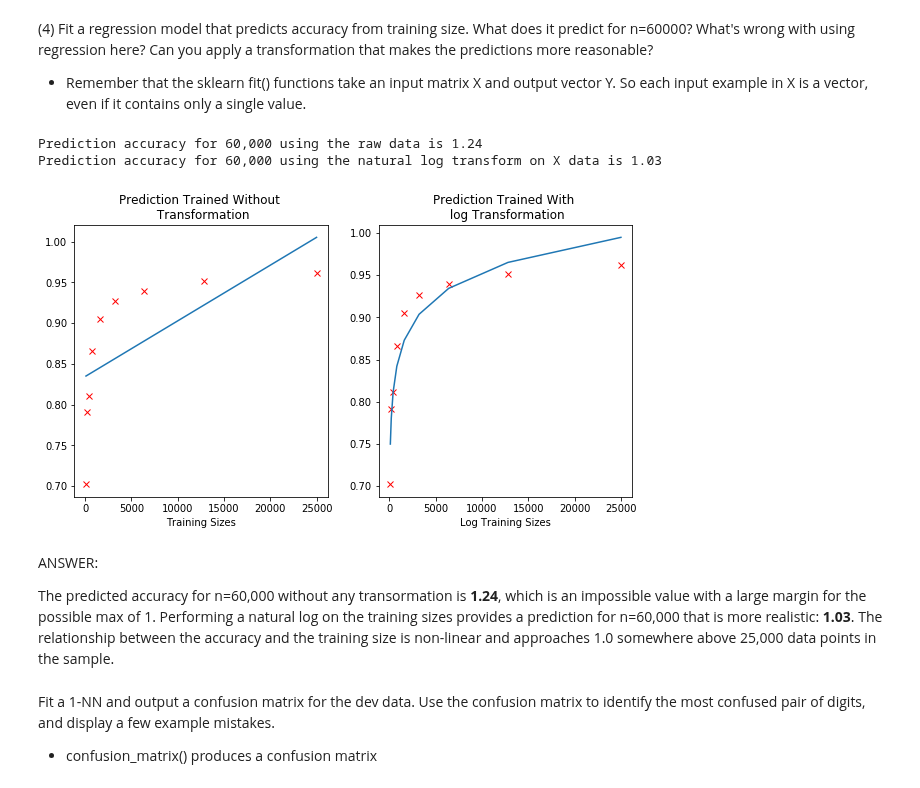
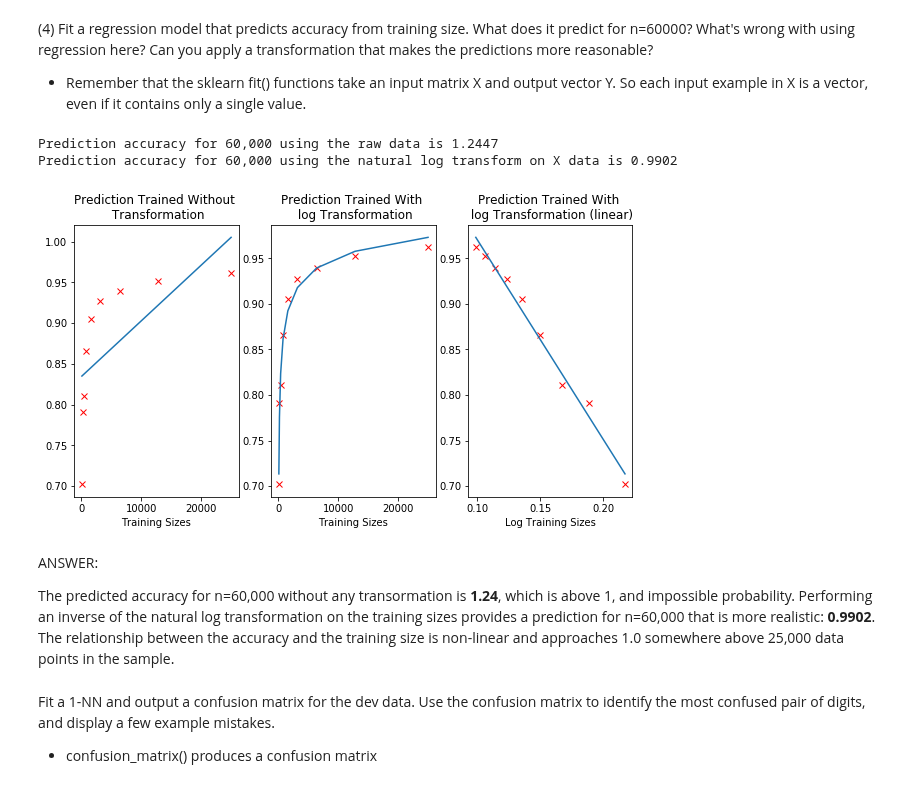
Before and after one commit to kevinhanna/W207_Projects, a Jupyter notebook: Kevin_Hanna_p1.ipynb, the cells around one changed output. Cells and saved outputs as stored; diff of their text form; code cells hidden in the pictures.

```diff
--- a/Kevin_Hanna_p1.ipynb
+++ b/Kevin_Hanna_p1.ipynb
@@ -211,47 +212,50 @@ For training size 25000, it took 7.37 seconds to predict
 # %%
 def P4():
 
 ### STUDENT START ###
     X = np.asarray(train_sizes).reshape(-1, 1)
     y = np.asarray(accuracies)
     regr = LinearRegression(n_jobs=-1).fit(X, y)
 
-    loglin_X = np.log(X)
+    loglin_X = 1/np.log(X)
     loglin_regr = LinearRegression(n_jobs=-1).fit(loglin_X, y)
 
     reg_60k = regr.predict(np.array([[60000]]))
-    loglin_reg_60k = loglin_regr.predict(np.array([[np.log(60000)]]))
+    loglin_reg_60k = loglin_regr.predict(np.array([[1/np.log(60000)]]))
 
-    print("Prediction accuracy for 60,000 using the raw data is {:0.2f}". format(reg_60k[0]))
-    print("Prediction accuracy for 60,000 using the natural log transform on X data is {:0.2f}". format(loglin_reg_60k[0]))
+    print("Prediction accuracy for 60,000 using the raw data is {:0.4f}". format(reg_60k[0]))
+    print("Prediction accuracy for 60,000 using the natural log transform on X data is {:0.4f}". format(loglin_reg_60k[0]))
 
-    fig1, (ax1, ax2) = plt.subplots(nrows=1, ncols=2, figsize=(10.0, 5.0))
+    fig1, (ax1, ax2, ax3) = plt.subplots(nrows=1, ncols=3, figsize=(10.0, 5.0))
 
     ax1.plot(train_sizes, accuracies, 'rx')
     ax1.plot(train_sizes, regr.predict(X))
     ax1.set_title("Prediction Trained Without \n Transformation")
     ax1.set_xlabel("Training Sizes")
 
-
     ax2.plot(train_sizes, accuracies, 'rx')
     ax2.plot(train_sizes, loglin_regr.predict(loglin_X))
     ax2.set_title("Prediction Trained With \n log Transformation")
-    ax2.set_xlabel("Log Training Sizes")
+    ax2.set_xlabel("Training Sizes")
 
+    ax3.plot(1/np.log(train_sizes), accuracies, 'rx')
+    ax3.plot(1/np.log(train_sizes), loglin_regr.predict(loglin_X))
+    ax3.set_title("Prediction Trained With \n log Transformation (linear)")
+    ax3.set_xlabel("Log Training Sizes")
 
 ### STUDENT END ###
 
 
 
 P4()
 # %% [output]
-Prediction accuracy for 60,000 using the raw data is 1.24
-Prediction accuracy for 60,000 using the natural log transform on X data is 1.03
+Prediction accuracy for 60,000 using the raw data is 1.2447
+Prediction accuracy for 60,000 using the natural log transform on X data is 0.9902
-[figure, old version]
+[figure, new version]
 # %% [markdown]
 ANSWER:
 
-The predicted accuracy for n=60,000 without any transormation is **1.24**, which is an impossible value with a large margin for the possible max of 1.  Performing a natural log on the training sizes provides a prediction for n=60,000 that is more realistic: **1.03**.  The relationship between the accuracy and the training size is non-linear and approaches 1.0 somewhere above 25,000 data points in the sample.
+The predicted accuracy for n=60,000 without any transormation is **1.24**, which is above 1, and impossible probability.  Performing an inverse of the natural log transformation on the training sizes provides a prediction for n=60,000 that is more realistic: **0.9902**.  The relationship between the accuracy and the training size is non-linear and approaches 1.0 somewhere above 25,000 data points in the sample.
 # %% [markdown]
 Fit a 1-NN and output a confusion matrix for the dev data. Use the confusion matrix to identify the most confused pair of digits, and display a few example mistakes.
 
```
Also changed, not shown: parts of 19 cells of this notebook.
